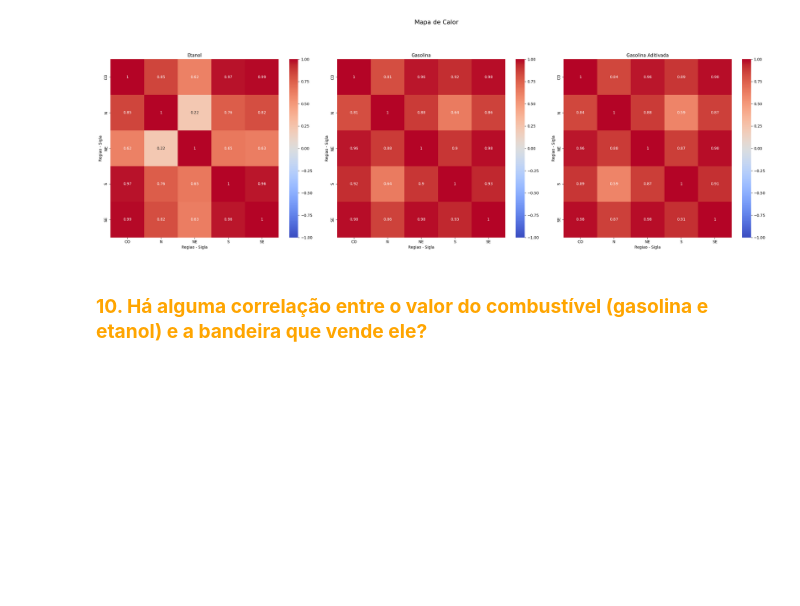
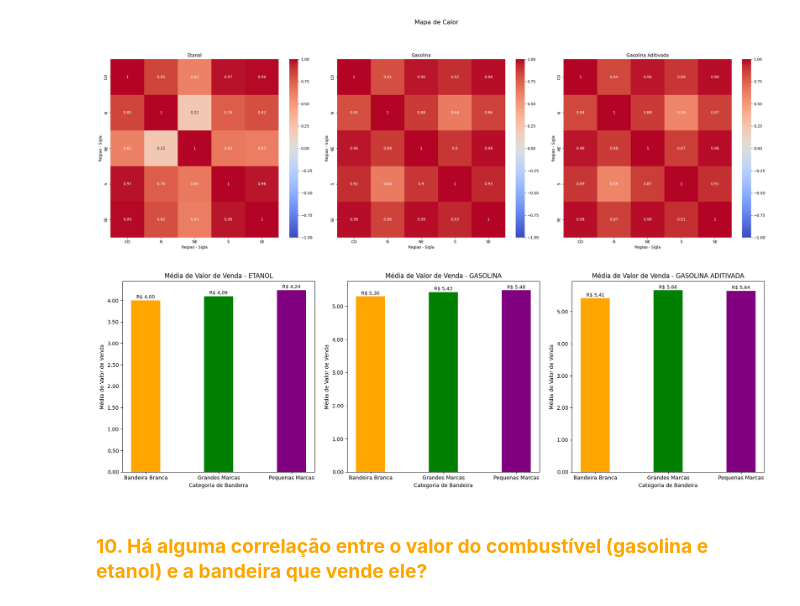
Before and after one commit to gideoni-santos/projeto-squad5-m4, a Jupyter notebook: Analise_combustiveis.ipynb, the cells around one changed output. Saved outputs shown, nothing was run; the diff lists cells and outputs as text; code cells hidden in the pictures; blank space fills up the shorter version.

Commit message:
Update Analise_combustiveis.ipynb
reposta da pergunta 9 e 10

```diff
--- a/Analise_combustiveis.ipynb
+++ b/Analise_combustiveis.ipynb
@@ -1147,5 +1149,82 @@ plt.tight_layout(rect=[0, 0.03, 1, 0.9])
 plt.show()
 # %% [output]
 [figure]
+# %%
+import pandas as pd
+import matplotlib.pyplot as plt
+import matplotlib.ticker as mticker
+import locale
+
+# Definir a configuração local para formatação de moeda
+locale.setlocale(locale.LC_ALL, 'pt_BR.UTF-8')
+
+# Dados fornecidos
+data = pd.concat([combustiveis_maio, combustiveis_junho], ignore_index=True)
+
+# Convertendo a coluna "Valor de Venda" para formato numérico
+data['Valor de Venda'] = data['Valor de Venda'].str.replace(',', '.').str.extract('(\d+\.\d+)').astype(float)
+
+df = pd.DataFrame(data, columns=[
+    "Regiao - Sigla", "Estado - Sigla", "Municipio", "Revenda", "CNPJ da Revenda",
+    "Nome da Rua", "Numero Rua", "Complemento", "Bairro", "Cep", "Produto", "Data da Coleta",
+    "Valor de Venda", "Valor de Compra", "Unidade de Medida", "Bandeira"
+])
+
+# Criar função para classificar a bandeira em categorias
+def classify_bandeira(row):
+    grandes_marcas = ["BR", "IPIRANGA", "RAIZEN", "ALE"]
+    if row in grandes_marcas:
+        return "Grandes Marcas"
+    elif row == "BRANCA":
+        return "Bandeira Branca"
+    else:
+        return "Pequenas Marcas"
+
+# Aplicar a função de classificação à coluna "Bandeira"
+df["Categoria de Bandeira"] = df["Bandeira"].apply(classify_bandeira)
+
+# Calcular a média do valor de venda por categoria de bandeira e por tipo de combustível
+media_por_categoria_bandeira = df.groupby(["Categoria de Bandeira", "Produto"])["Valor de Venda"].mean().reset_index()
+
+# Obter a lista de tipos de combustível
+combustiveis = media_por_categoria_bandeira["Produto"].unique()
+
+# Cores para as categorias de bandeira
+cores = {
+    "Bandeira Branca": 'orange',
+    "Grandes Marcas": 'green',
+    "Pequenas Marcas": 'purple'
+}
+
+# Configurações para os gráficos
+plt.figure(figsize=(18, 6))
+
+# Criar subplots lado a lado
+for i, combustivel in enumerate(combustiveis, start=1):
+    df_combustivel = media_por_categoria_bandeira[media_por_categoria_bandeira["Produto"] == combustivel]
+
+    plt.subplot(1, 3, i)
+    bars = plt.bar(df_combustivel["Categoria de Bandeira"], df_combustivel["Valor de Venda"], width=0.4, color=[cores[c] for c in df_combustivel["Categoria de Bandeira"]])
+
+    # Adicionar os valores acima das barras
+    for bar in bars:
+        yval = bar.get_height()
+        plt.text(bar.get_x() + bar.get_width()/2, yval + 0.02, locale.currency(yval, grouping=True), ha='center', va='bottom', color='black', fontsize=9)
+
+    plt.title(f"Média de Valor de Venda - {combustivel}")
+    plt.xlabel("Categoria de Bandeira")
+    plt.ylabel("Média de Valor de Venda")
+
+    # Formatando eixo y como moeda
+    ax = plt.gca()
+    ax.yaxis.set_major_formatter(mticker.StrMethodFormatter('{x:,.2f}'))
+
+# Ajustar espaçamento entre subplots
+plt.tight_layout()
+
+# Exibir os gráficos
+plt.show()
+# %% [output]
+[figure, added]
 # %% [markdown]
 ###  <font color = orange>**10. Há alguma correlação entre o valor do combustível (gasolina e etanol) e a bandeira que vende ele?**
```
Also changed, not shown: parts of 4 cells of this notebook.
